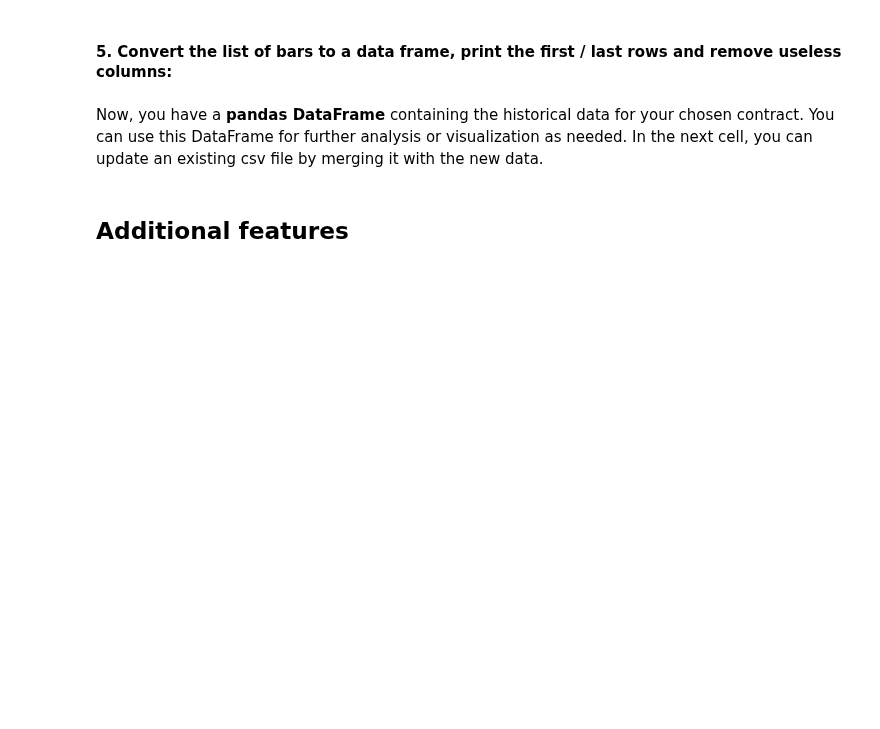
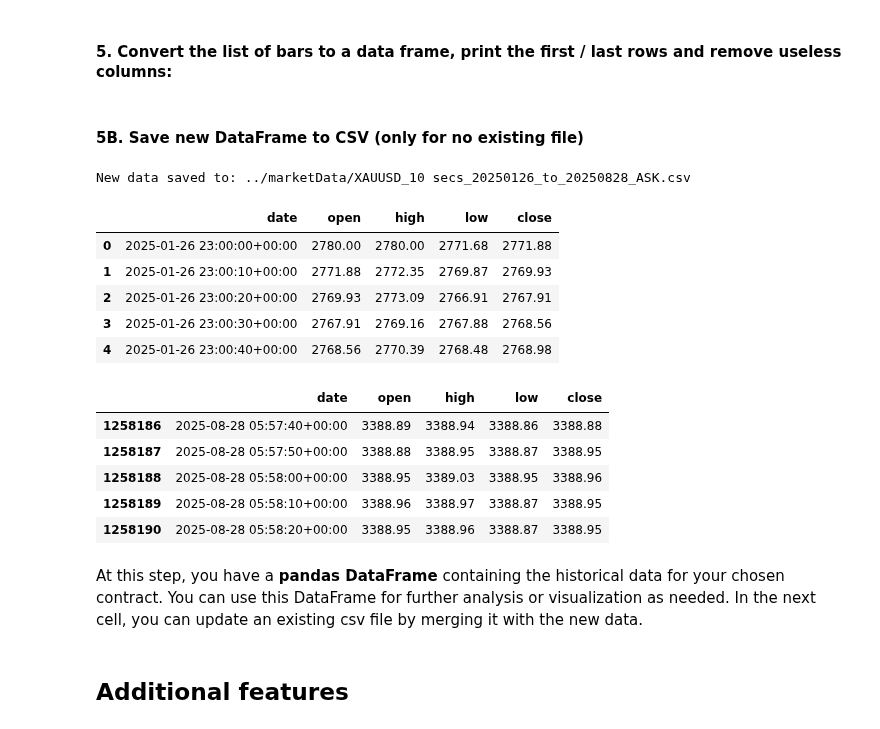
Before and after one commit to FinTechCpp/fast-backtest-app, a Jupyter notebook: Notebooks/IBKR_API.ipynb, the cells around one changed output. Cells and saved outputs as stored; diff of their text form; code cells hidden in the pictures; blank space fills up the shorter version.

Commit message:
Add XAUUSD 10 seconds ASK market data file for the period from January 26, 2025 to August 28, 2025

```diff
--- a/Notebooks/IBKR_API.ipynb
+++ b/Notebooks/IBKR_API.ipynb
@@ -310,8 +285,36 @@ new_df = new_df.drop(columns=['volume', 'average', 'barCount'])
 
 # Display the updated DataFrame
 new_df.head()
+# %% [markdown]
+#### 5B. Save new DataFrame to CSV (only for no existing file)
+# %%
+save_path = f"../marketData/{contract.symbol}_{historical_data_interval}_20250126_to_20250828_{price_source}.csv" # Here, enter the correct file path for the new csv data file
+
+# Save the newly downloaded DataFrame
+new_df.to_csv(save_path, index=True)
+print(f"New data saved to: {save_path}")
+
+# Optional verification
+import pandas as pd
+df_check = pd.read_csv(save_path, index_col=0)
+display(df_check.head())
+display(df_check.tail())
+# %% [output]
+New data saved to: ../marketData/XAUUSD_10 secs_20250126_to_20250828_ASK.csv
+|  | date | open | high | low | close |
+| 0 | 2025-01-26 23:00:00+00:00 | 2780.00 | 2780.00 | 2771.68 | 2771.88 |
+| 1 | 2025-01-26 23:00:10+00:00 | 2771.88 | 2772.35 | 2769.87 | 2769.93 |
+| 2 | 2025-01-26 23:00:20+00:00 | 2769.93 | 2773.09 | 2766.91 | 2767.91 |
+| 3 | 2025-01-26 23:00:30+00:00 | 2767.91 | 2769.16 | 2767.88 | 2768.56 |
+| 4 | 2025-01-26 23:00:40+00:00 | 2768.56 | 2770.39 | 2768.48 | 2768.98 |
+|  | date | open | high | low | close |
+| 1258186 | 2025-08-28 05:57:40+00:00 | 3388.89 | 3388.94 | 3388.86 | 3388.88 |
+| 1258187 | 2025-08-28 05:57:50+00:00 | 3388.88 | 3388.95 | 3388.87 | 3388.95 |
+| 1258188 | 2025-08-28 05:58:00+00:00 | 3388.95 | 3389.03 | 3388.95 | 3388.96 |
+| 1258189 | 2025-08-28 05:58:10+00:00 | 3388.96 | 3388.97 | 3388.87 | 3388.95 |
+| 1258190 | 2025-08-28 05:58:20+00:00 | 3388.95 | 3388.96 | 3388.87 | 3388.95 |
 # %% [markdown]
-Now, you have a **pandas DataFrame** containing the historical data for your chosen contract. You can use this DataFrame for further analysis or visualization as needed.
+At this step, you have a **pandas DataFrame** containing the historical data for your chosen contract. You can use this DataFrame for further analysis or visualization as needed.
 In the next cell, you can update an existing csv file by merging it with the new data.
 # %% [markdown]
 ## Additional features
```
Also changed, not shown: parts of 7 cells of this notebook, 1 other file.
